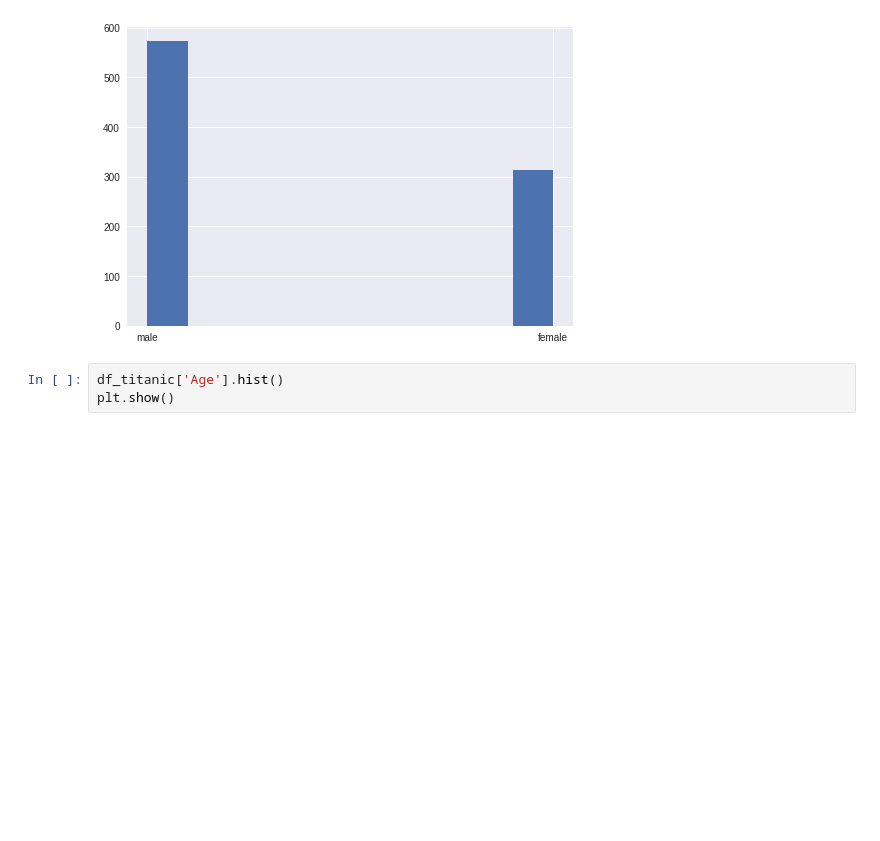
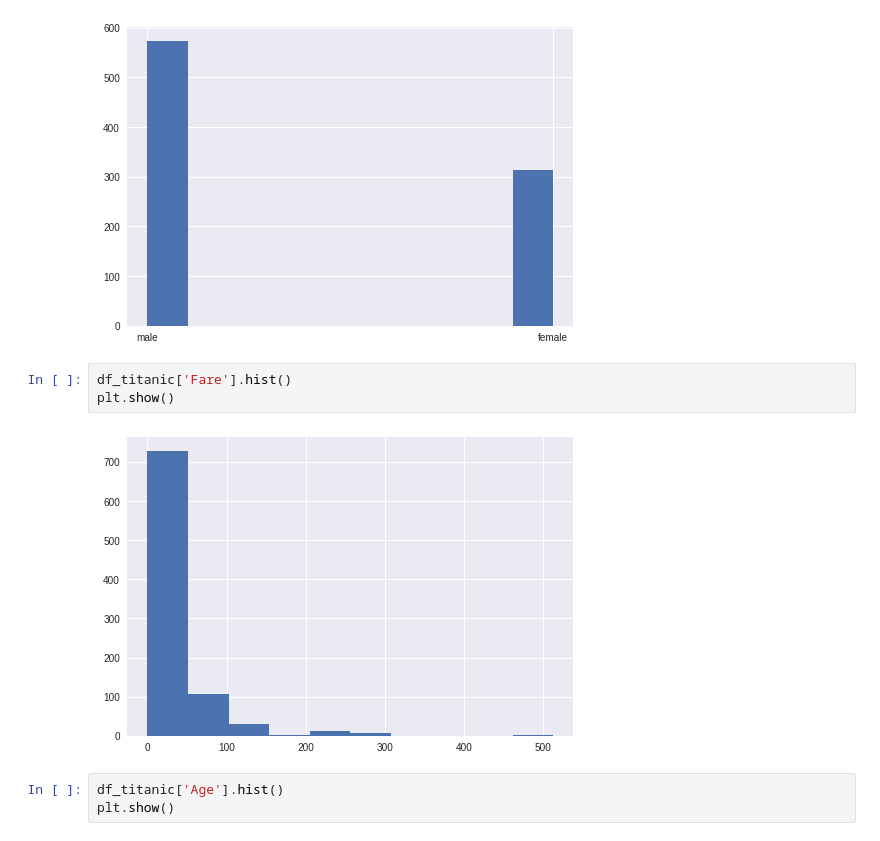
Before and after one commit to ndrawa/basic-machine-learning, a Jupyter notebook: Tugas/Tugas 01.ipynb, the cells around one changed output. Drawn from its saved outputs; the diff is of its cells as text; blank space fills up the shorter version.

```diff
--- a/Tugas/Tugas 01.ipynb
+++ b/Tugas/Tugas 01.ipynb
@@ -27,6 +27,11 @@ df_titanic['Sex'].hist()
 plt.show()
 # %% [output]
 [figure]
+# %%
+df_titanic['Fare'].hist()
+plt.show()
+# %% [output]
+[figure, added]
 # %%
 df_titanic['Age'].hist()
 plt.show()
```
Also changed, not shown: parts of 1 cell of this notebook.
